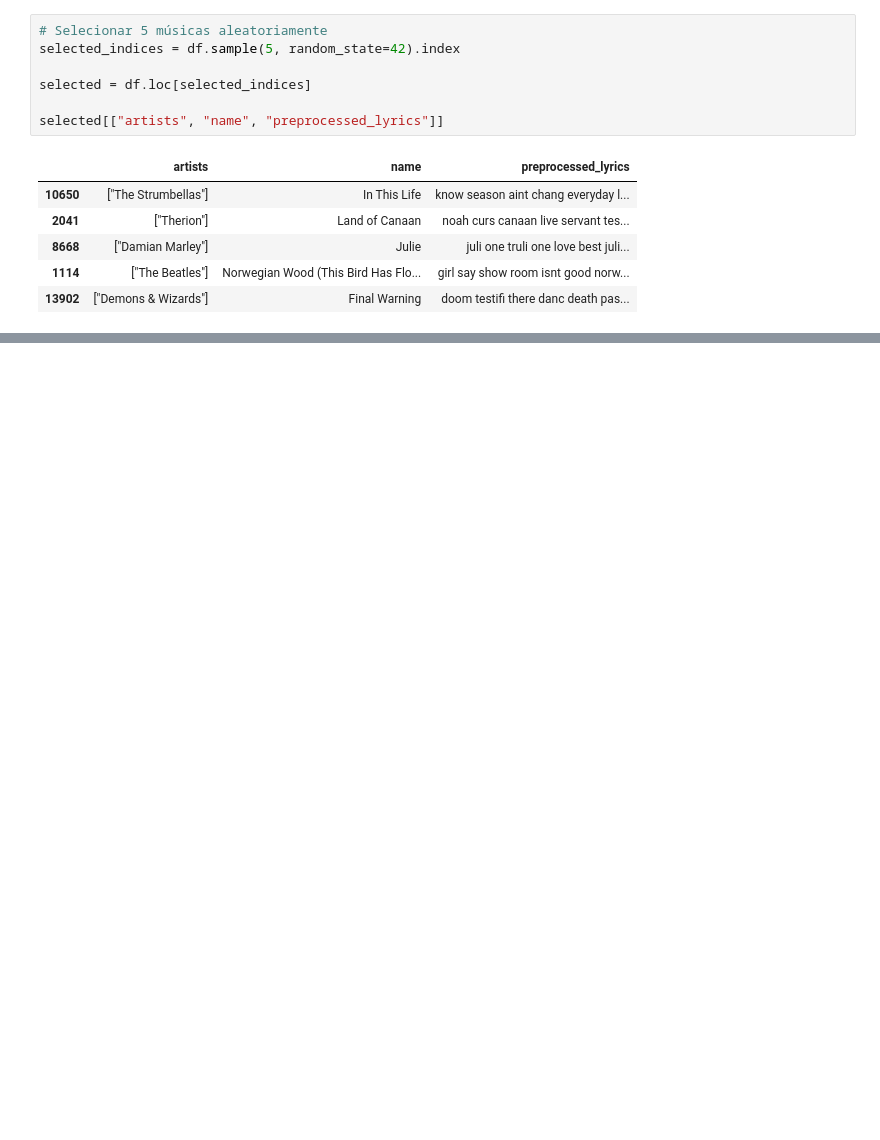
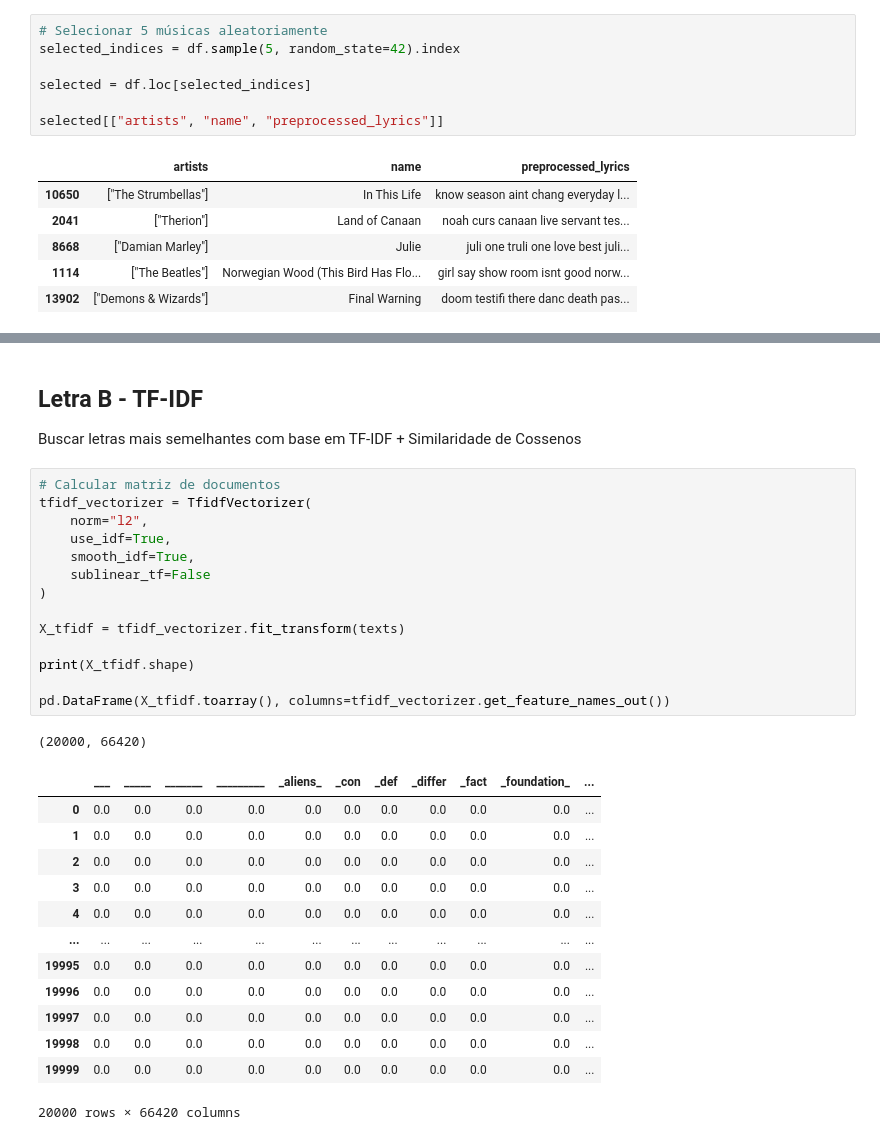
Before and after one commit to Arthurpmrs/nlp-numerical-methods, a Jupyter notebook: nlp/04_lista2_q1.ipynb, the cells around one changed output, grey strips where cells are left out. Cells and saved outputs as stored; diff of their text form; blank space fills up the shorter version.

```diff
--- a/nlp/04_lista2_q1.ipynb
+++ b/nlp/04_lista2_q1.ipynb
@@ -202,0 +266,32 @@ for _, row in results_count.iterrows():
+# %% [markdown]
+## Letra B - TF-IDF
+Buscar letras mais semelhantes com base em TF-IDF + Similaridade de Cossenos
+# %%
+# Calcular matriz de documentos
+tfidf_vectorizer = TfidfVectorizer(
+    norm="l2",
+    use_idf=True,
+    smooth_idf=True,
+    sublinear_tf=False
+)
+
+X_tfidf = tfidf_vectorizer.fit_transform(texts)
+
+print(X_tfidf.shape)
+
+pd.DataFrame(X_tfidf.toarray(), columns=tfidf_vectorizer.get_feature_names_out())
+# %% [output]
+(20000, 66420)
+|  | ___ | _____ | _______ | _________ | _aliens_ | _con | _def | _differ | _fact | _foundation_ | ... |
+| 0 | 0.0 | 0.0 | 0.0 | 0.0 | 0.0 | 0.0 | 0.0 | 0.0 | 0.0 | 0.0 | ... |
+| 1 | 0.0 | 0.0 | 0.0 | 0.0 | 0.0 | 0.0 | 0.0 | 0.0 | 0.0 | 0.0 | ... |
+| 2 | 0.0 | 0.0 | 0.0 | 0.0 | 0.0 | 0.0 | 0.0 | 0.0 | 0.0 | 0.0 | ... |
+| 3 | 0.0 | 0.0 | 0.0 | 0.0 | 0.0 | 0.0 | 0.0 | 0.0 | 0.0 | 0.0 | ... |
+| 4 | 0.0 | 0.0 | 0.0 | 0.0 | 0.0 | 0.0 | 0.0 | 0.0 | 0.0 | 0.0 | ... |
+| ... | ... | ... | ... | ... | ... | ... | ... | ... | ... | ... | ... |
+| 19995 | 0.0 | 0.0 | 0.0 | 0.0 | 0.0 | 0.0 | 0.0 | 0.0 | 0.0 | 0.0 | ... |
+| 19996 | 0.0 | 0.0 | 0.0 | 0.0 | 0.0 | 0.0 | 0.0 | 0.0 | 0.0 | 0.0 | ... |
+| 19997 | 0.0 | 0.0 | 0.0 | 0.0 | 0.0 | 0.0 | 0.0 | 0.0 | 0.0 | 0.0 | ... |
+| 19998 | 0.0 | 0.0 | 0.0 | 0.0 | 0.0 | 0.0 | 0.0 | 0.0 | 0.0 | 0.0 | ... |
+| 19999 | 0.0 | 0.0 | 0.0 | 0.0 | 0.0 | 0.0 | 0.0 | 0.0 | 0.0 | 0.0 | ... |
+20000 rows × 66420 columns
```
Also changed, not shown: parts of 19 cells of this notebook.
